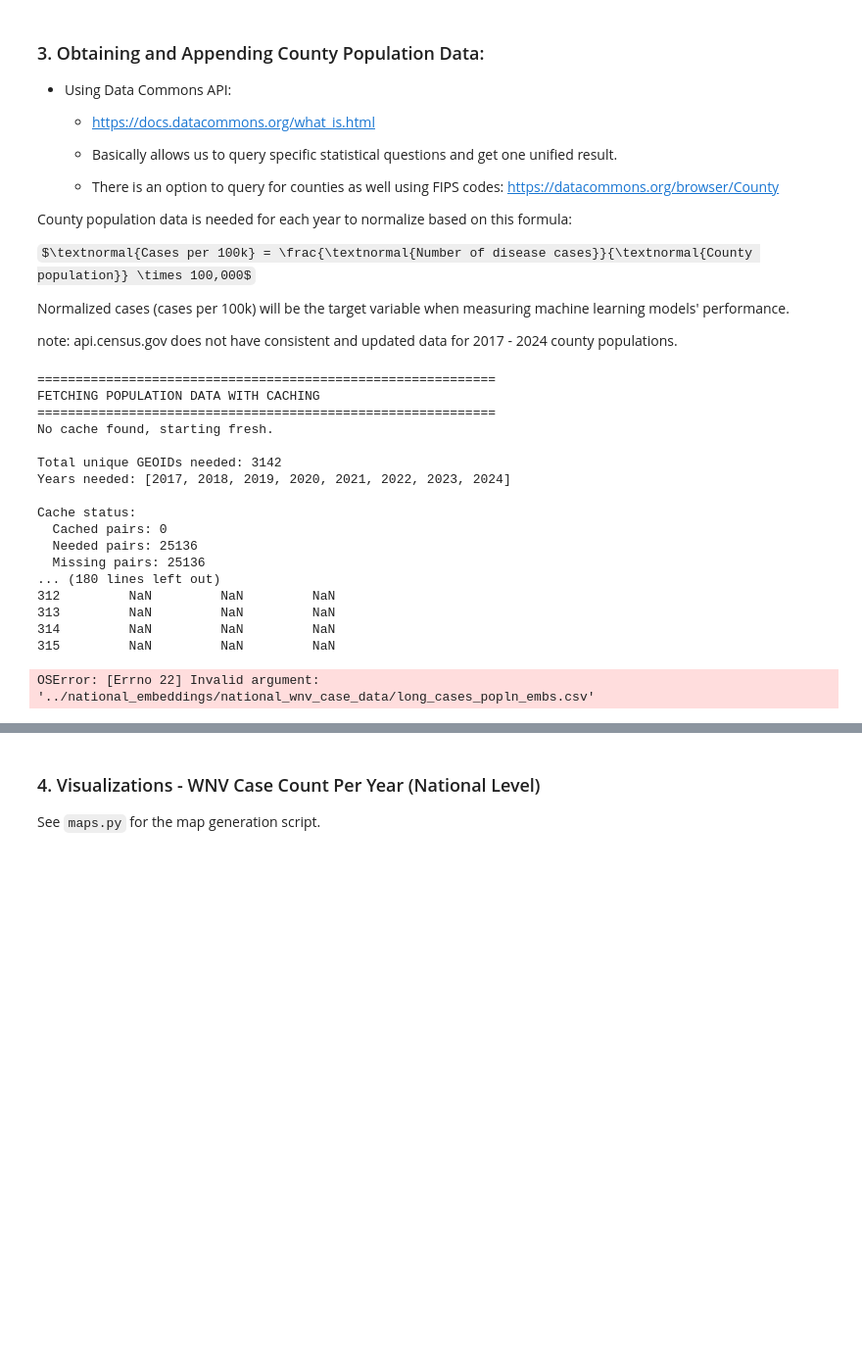
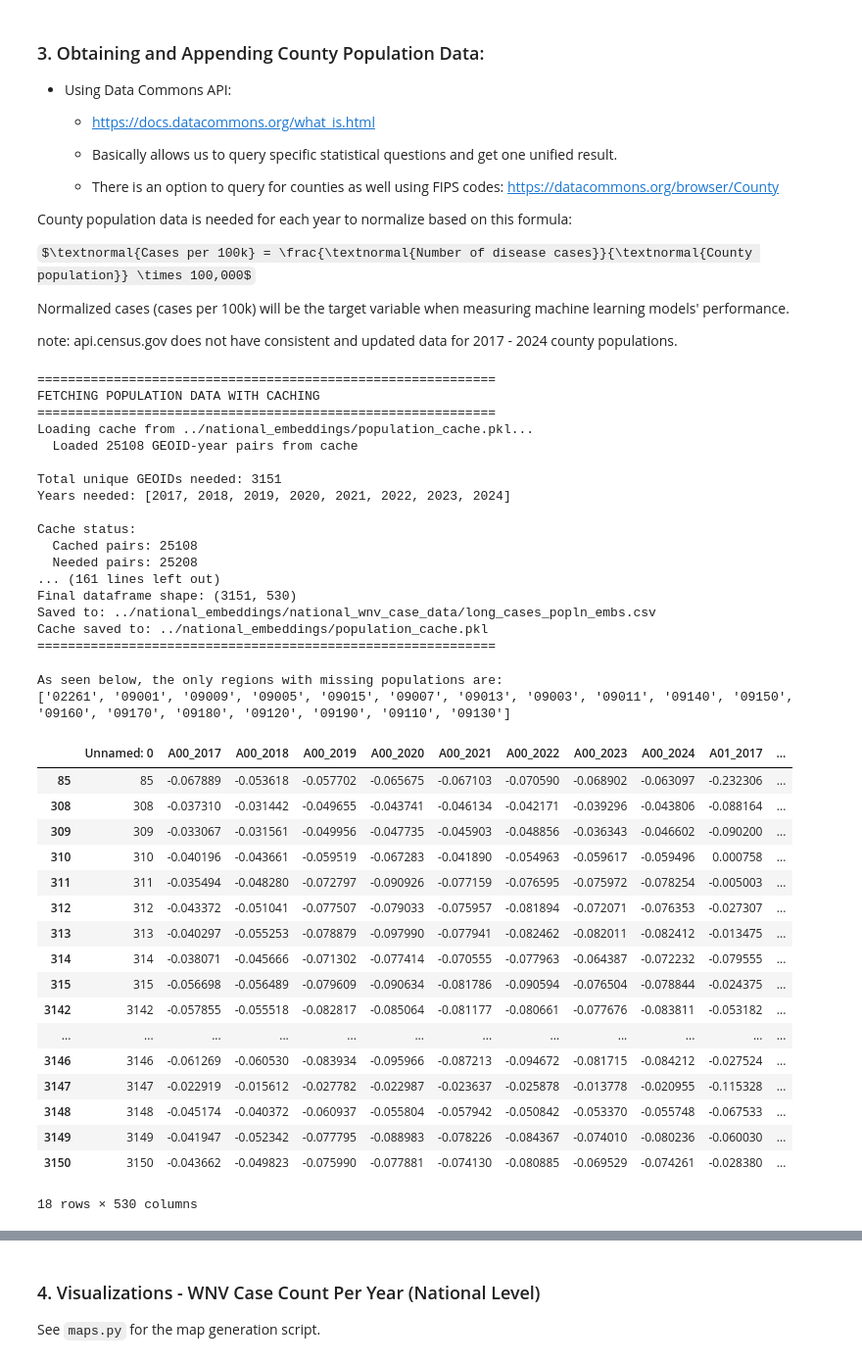
Before and after one commit to Amoreno73/wnv_embeddings, a Jupyter notebook: notebooks/national_embeddings/wnv_analysis.ipynb, the cells around one changed output, grey strips where cells are left out. Shown at 98% size. Saved outputs shown, nothing was run; the diff lists cells and outputs as text; code cells hidden in the pictures; some formulas as TeX source; blank space fills up the shorter version.

```diff
--- a/notebooks/national_embeddings/wnv_analysis.ipynb
+++ b/notebooks/national_embeddings/wnv_analysis.ipynb
@@ -168,11 +211,10 @@ cases_wide.to_csv("./national_wnv_case_data/agg_wnv_county_cases_2017_2024.csv")
 # %% [markdown]
 ##### Iterating Over `all_embeddings_csvs` to add WNV Human cases for each year.
 # %%
-for code in state_fips_codes:
-  # get csv for current fips code
-	path = f"./all_embeddings_csvs/{code}-avg-embeddings-2017-2024.csv"
-  # load in the csv
-	df = pd.read_csv(path)
-	df_merged = pd.merge(df, cases_wide, left_on="GEOID", right_on="Location", how="left").fillna(0).drop(columns=["Location"])
+files = glob("../national_embeddings/all_embeddings_csvs/*.csv")
+dfs = [pd.read_csv(f) for f in files]
 
-	df_merged.to_csv(f"./all_embeddings_with_cases/cleaned-{code}-avg-embeddings-2017-2024.csv")
+df_all = pd.concat(dfs, ignore_index=True)
+df_merged = pd.merge(df_all, cases_wide, left_on="GEOID", right_on="Location", how="left").fillna(0).drop(columns=["Location"])
+
+df_merged.to_csv(f"./all_embeddings_with_cases/cleaned-avg-embeddings-2017-2024.csv")
@@ -195,15 +253,10 @@ Normalized cases (cases per 100k) will be the target variable when measuring mac
 
 note: api.census.gov does not have consistent and updated data for 2017 - 2024 county populations.
 # %%
-# ----- Convert all CSVs in `all_embeddings_with_cases` to one long dataframe ----- #
+# ----- Get the long dataframe we created earlier ----- #
+# This long dataframe contains: all geoid + planning region embedding data + case data per county
 
-files = glob("../national_embeddings/all_embeddings_with_cases/*.csv")
-dfs = [pd.read_csv(f) for f in files]
-
-df_all = pd.concat(dfs, ignore_index=True)
-df_all = df_all.drop(df_all.columns[0], axis=1)
-
-df_all.to_csv("../national_embeddings/national_wnv_case_data/long_format_emb_and_cases.csv", index=False)
+df_all = pd.read_csv("./all_embeddings_with_cases/cleaned-avg-embeddings-2017-2024.csv")
 
 load_dotenv()
 
@@ -487,18 +540,17 @@ print("="*60)
 ============================================================
 FETCHING POPULATION DATA WITH CACHING
 ============================================================
-No cache found, starting fresh.
+Loading cache from ../national_embeddings/population_cache.pkl...
+  Loaded 25108 GEOID-year pairs from cache
 
-Total unique GEOIDs needed: 3142
+Total unique GEOIDs needed: 3151
 Years needed: [2017, 2018, 2019, 2020, 2021, 2022, 2023, 2024]
 
 Cache status:
-  Cached pairs: 0
-  Needed pairs: 25136
-  Missing pairs: 25136
-... (180 lines left out)
-312         NaN         NaN         NaN
-313         NaN         NaN         NaN
-314         NaN         NaN         NaN
-315         NaN         NaN         NaN
+  Cached pairs: 25108
+  Needed pairs: 25208
+... (161 lines left out)
+Final dataframe shape: (3151, 530)
+Saved to: ../national_embeddings/national_wnv_case_data/long_cases_popln_embs.csv
+Cache saved to: ../national_embeddings/population_cache.pkl
+============================================================
-OSError: [Errno 22] Invalid argument: '../national_embeddings/national_wnv_case_data/long_cases_popln_embs.csv'
@@ -509,0 +557,25 @@ df_all.to_csv("../national_embeddings/national_wnv_case_data/long_cases_popln_em
+# %%
+print(f"As seen below, the only regions with missing populations are: \n{list(df_all[df_all.isnull().any(axis=1)]["GEOID"])}")
+
+df_all[df_all.isnull().any(axis=1)]
+# %% [output]
+As seen below, the only regions with missing populations are:
+['02261', '09001', '09009', '09005', '09015', '09007', '09013', '09003', '09011', '09140', '09150', '09160', '09170', '09180', '09120', '09190', '09110', '09130']
+|  | Unnamed: 0 | A00_2017 | A00_2018 | A00_2019 | A00_2020 | A00_2021 | A00_2022 | A00_2023 | A00_2024 | A01_2017 | ... |
+| 85 | 85 | -0.067889 | -0.053618 | -0.057702 | -0.065675 | -0.067103 | -0.070590 | -0.068902 | -0.063097 | -0.232306 | ... |
+| 308 | 308 | -0.037310 | -0.031442 | -0.049655 | -0.043741 | -0.046134 | -0.042171 | -0.039296 | -0.043806 | -0.088164 | ... |
+| 309 | 309 | -0.033067 | -0.031561 | -0.049956 | -0.047735 | -0.045903 | -0.048856 | -0.036343 | -0.046602 | -0.090200 | ... |
+| 310 | 310 | -0.040196 | -0.043661 | -0.059519 | -0.067283 | -0.041890 | -0.054963 | -0.059617 | -0.059496 | 0.000758 | ... |
+| 311 | 311 | -0.035494 | -0.048280 | -0.072797 | -0.090926 | -0.077159 | -0.076595 | -0.075972 | -0.078254 | -0.005003 | ... |
+| 312 | 312 | -0.043372 | -0.051041 | -0.077507 | -0.079033 | -0.075957 | -0.081894 | -0.072071 | -0.076353 | -0.027307 | ... |
+| 313 | 313 | -0.040297 | -0.055253 | -0.078879 | -0.097990 | -0.077941 | -0.082462 | -0.082011 | -0.082412 | -0.013475 | ... |
+| 314 | 314 | -0.038071 | -0.045666 | -0.071302 | -0.077414 | -0.070555 | -0.077963 | -0.064387 | -0.072232 | -0.079555 | ... |
+| 315 | 315 | -0.056698 | -0.056489 | -0.079609 | -0.090634 | -0.081786 | -0.090594 | -0.076504 | -0.078844 | -0.024375 | ... |
+| 3142 | 3142 | -0.057855 | -0.055518 | -0.082817 | -0.085064 | -0.081177 | -0.080661 | -0.077676 | -0.083811 | -0.053182 | ... |
+| ... | ... | ... | ... | ... | ... | ... | ... | ... | ... | ... | ... |
+| 3146 | 3146 | -0.061269 | -0.060530 | -0.083934 | -0.095966 | -0.087213 | -0.094672 | -0.081715 | -0.084212 | -0.027524 | ... |
+| 3147 | 3147 | -0.022919 | -0.015612 | -0.027782 | -0.022987 | -0.023637 | -0.025878 | -0.013778 | -0.020955 | -0.115328 | ... |
+| 3148 | 3148 | -0.045174 | -0.040372 | -0.060937 | -0.055804 | -0.057942 | -0.050842 | -0.053370 | -0.055748 | -0.067533 | ... |
+| 3149 | 3149 | -0.041947 | -0.052342 | -0.077795 | -0.088983 | -0.078226 | -0.084367 | -0.074010 | -0.080236 | -0.060030 | ... |
+| 3150 | 3150 | -0.043662 | -0.049823 | -0.075990 | -0.077881 | -0.074130 | -0.080885 | -0.069529 | -0.074261 | -0.028380 | ... |
+18 rows × 530 columns
```
Also changed, not shown: parts of 11 cells of this notebook, 11 other files.
